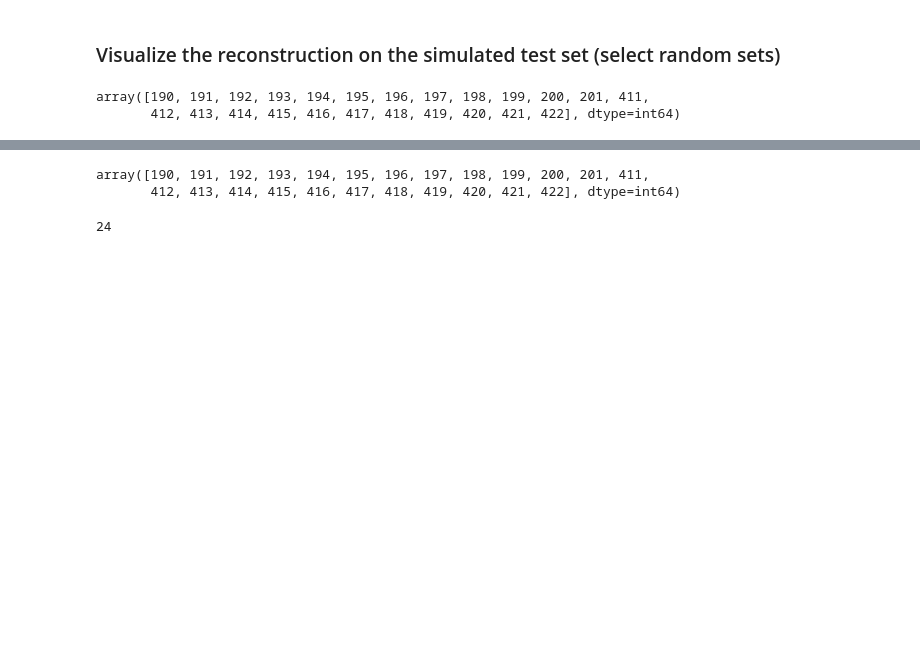
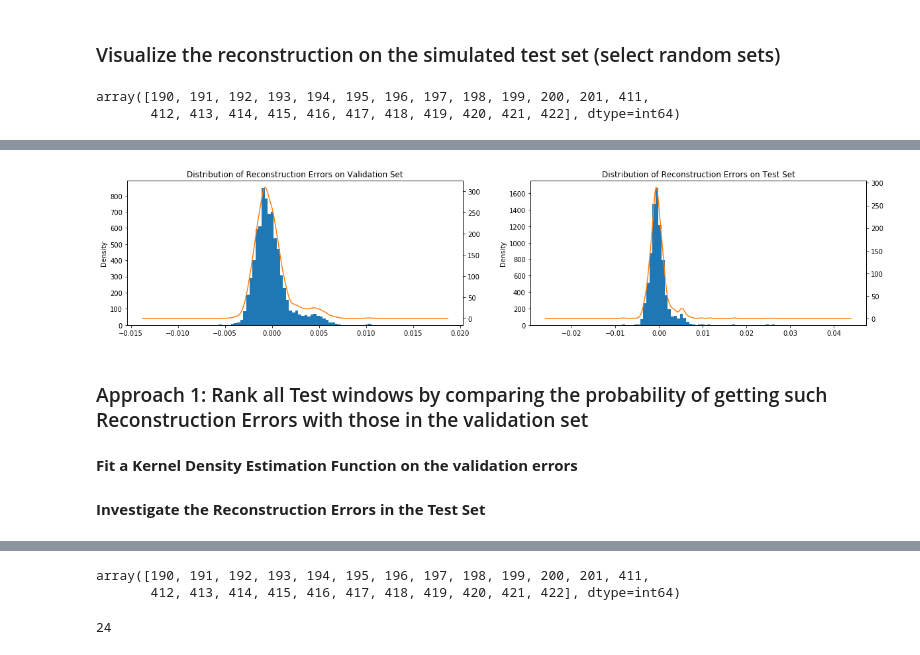
Before and after one commit to LinuxAI-PKU/ml-workspace, a Jupyter notebook: lstm-auto-encoder-counters-data-1.1.ipynb, the cells around one changed output, grey strips where cells are left out. Cells and saved outputs as stored; diff of their text form; code cells hidden in the pictures; blank space fills up the shorter version.

```diff
--- a/lstm-auto-encoder-counters-data-1.1.ipynb
+++ b/lstm-auto-encoder-counters-data-1.1.ipynb
@@ -434,0 +445,17 @@ plt.show();
+# %%
+all_errors_valid = pd.Series(np.squeeze(x_valid[:,1:,:] - pred_x_valid[:,1:,:]).flatten())
+all_errors_test = pd.Series(np.squeeze(x_test[:,1:,:] - pred_x_test[:,1:,:]).flatten())
+# %%
+fig, ax = plt.subplots(nrows=1, ncols=2, figsize=(20, 4))
+all_errors_valid.plot.hist(bins=50, ax=ax[0])
+all_errors_valid.plot.kde(secondary_y=True, ax=ax[0])
+ax[0].set_title('Distribution of Reconstruction Errors on Validation Set')
+all_errors_test.plot.hist(bins=50, ax=ax[1])
+all_errors_test.plot.kde(secondary_y=True, ax=ax[1])
+ax[1].set_title('Distribution of Reconstruction Errors on Test Set');
+# %% [output]
+[figure, added]
+# %% [markdown]
+### Approach 1: Rank all Test windows by comparing the probability of getting such Reconstruction Errors with those in the validation set
+# %% [markdown]
+**Fit a Kernel Density Estimation Function on the validation errors**
@@ -434,0 +465,2 @@ plt.show();
+# %% [markdown]
+**Investigate the Reconstruction Errors in the Test Set**
```
Also changed, not shown: parts of 66 cells of this notebook, 2 other files.
